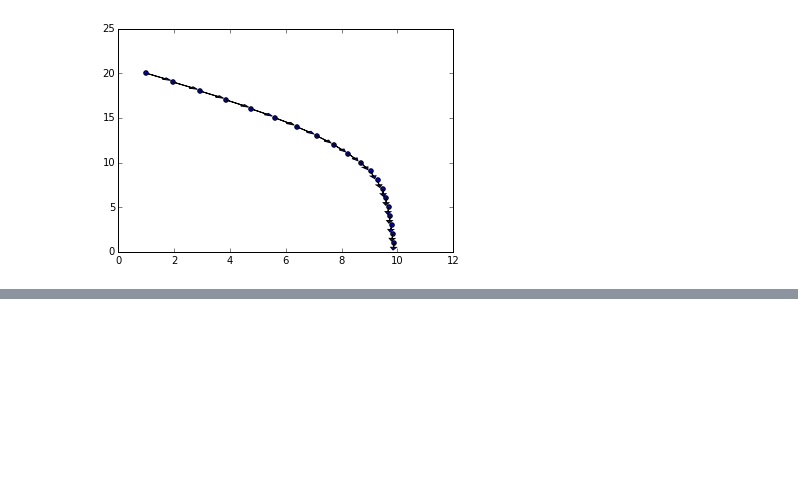
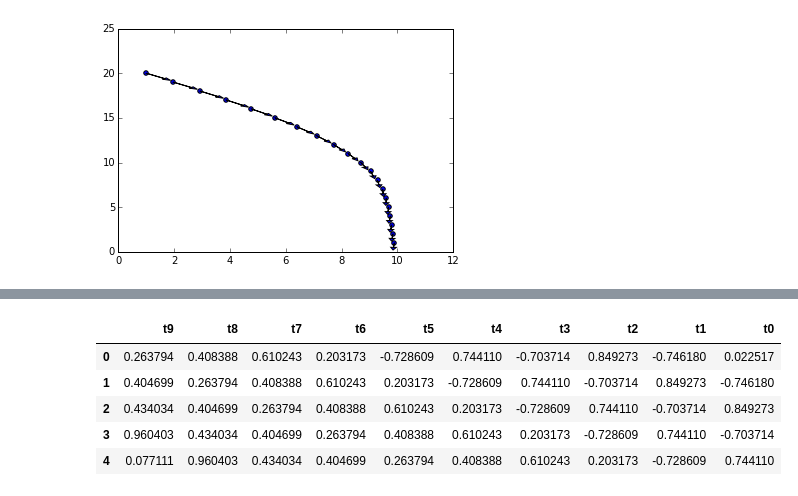
Before and after one commit to petroniocandido/LearningFuzzyRulesFromExamples, a Jupyter notebook: Mineração de Regras.ipynb, the cells around one changed output, grey strips where cells are left out. Saved outputs shown, nothing was run; the diff lists cells and outputs as text; code cells hidden in the pictures; blank space fills up the shorter version.

```diff
--- a/Mineração de Regras.ipynb
+++ b/Mineração de Regras.ipynb
@@ -548,0 +614,10 @@ scatter(x,y)
+# %%
+df_ts = cria_dataframe(ts,9)
+df_ts.head()
+# %% [output]
+|  | t9 | t8 | t7 | t6 | t5 | t4 | t3 | t2 | t1 | t0 |
+| 0 | 0.263794 | 0.408388 | 0.610243 | 0.203173 | -0.728609 | 0.744110 | -0.703714 | 0.849273 | -0.746180 | 0.022517 |
+| 1 | 0.404699 | 0.263794 | 0.408388 | 0.610243 | 0.203173 | -0.728609 | 0.744110 | -0.703714 | 0.849273 | -0.746180 |
+| 2 | 0.434034 | 0.404699 | 0.263794 | 0.408388 | 0.610243 | 0.203173 | -0.728609 | 0.744110 | -0.703714 | 0.849273 |
+| 3 | 0.960403 | 0.434034 | 0.404699 | 0.263794 | 0.408388 | 0.610243 | 0.203173 | -0.728609 | 0.744110 | -0.703714 |
+| 4 | 0.077111 | 0.960403 | 0.434034 | 0.404699 | 0.263794 | 0.408388 | 0.610243 | 0.203173 | -0.728609 | 0.744110 |
```
Also changed, not shown: parts of 16 cells of this notebook, 1 other file.
